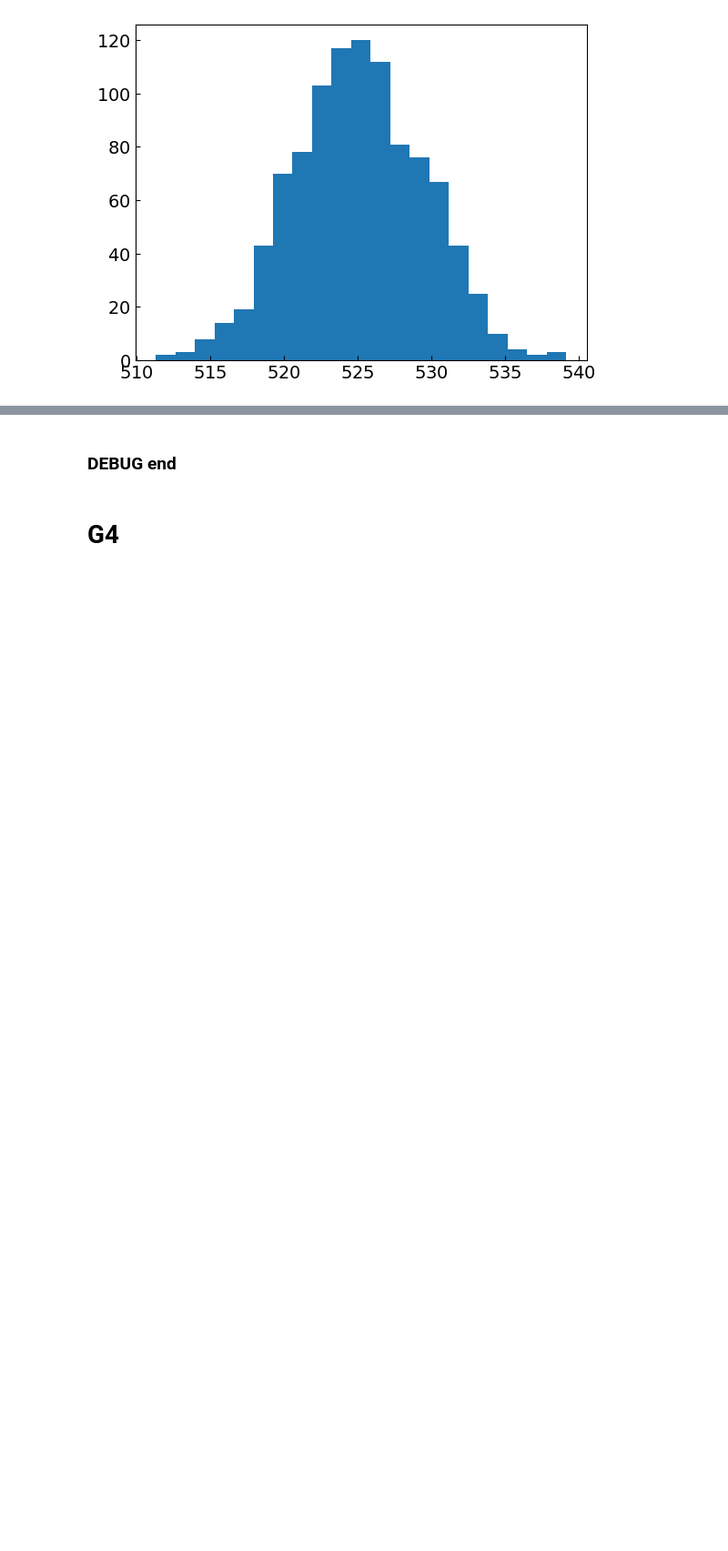
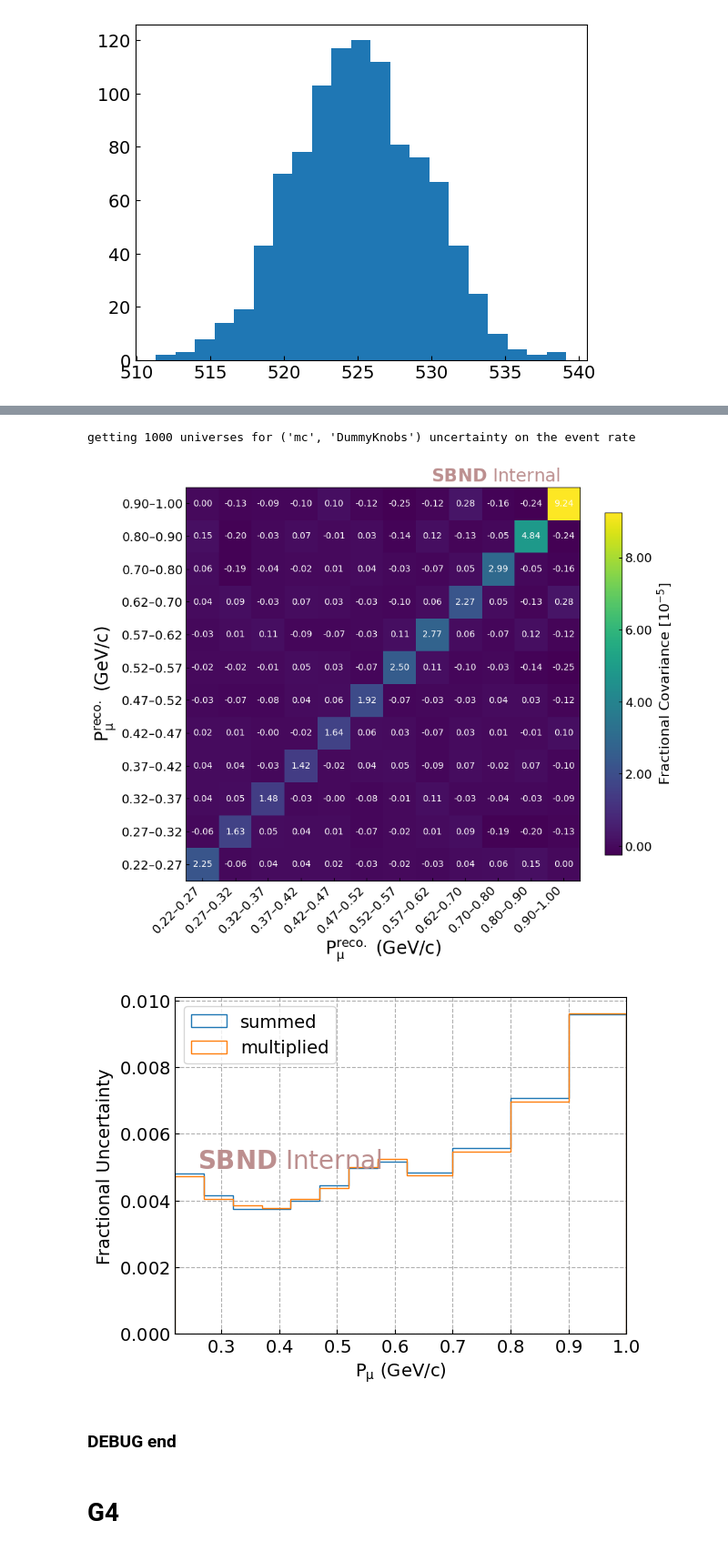
Before and after one commit to wjdanswjddl/cafpyana, a Jupyter notebook: analysis_village/numucc_1p0pi/notebooks/systematics.ipynb, the cells around one changed output, grey strips where cells are left out. Shown at 91% size. Cells and saved outputs as stored; diff of their text form; code cells hidden in the pictures; blank space fills up the shorter version.

```diff
--- a/analysis_village/numucc_1p0pi/notebooks/systematics.ipynb
+++ b/analysis_village/numucc_1p0pi/notebooks/systematics.ipynb
@@ -302,3 +439,25 @@ plt.show()
+# %%
+# multiplied weights
+cov_type = "rate"
+syst_name = ("mc", "DummyKnobs")
+univ_events, cv_events = get_univ_rates(cov_type, evtdf=mc_evt_df, nudf=None, bkgd_subtract=False, var_config=var_config, syst_name=syst_name, n_univ=n_univ)
+ret = get_covariance_matrix(univ_events, cv_events)
+
+matrix_type = "cov_frac"
+plot_labels = [var_config.var_labels[1], var_config.var_labels[1], "Fractional Covariance"]
+plot_heatmap(ret[matrix_type],
+            var_config.bins,
+            plot_labels=plot_labels,
+            plot=True,
+            cmap="viridis",
+            save_fig=save_fig, save_name=None)
+
+unc_list = [np.sqrt(np.diag(cov_frac_summed))] + [np.sqrt(np.diag(ret["cov_frac"]))]
+plot_frac_unc(unc_list, var_config, legends = ["summed", "multiplied"])
+# %% [output]
+getting 1000 universes for ('mc', 'DummyKnobs') uncertainty on the event rate
+[figure, added]
+[figure, added]
 # %% [markdown]
 ### DEBUG end
 # %%
```
Also changed, not shown: parts of 7 cells of this notebook, 5 other files.
